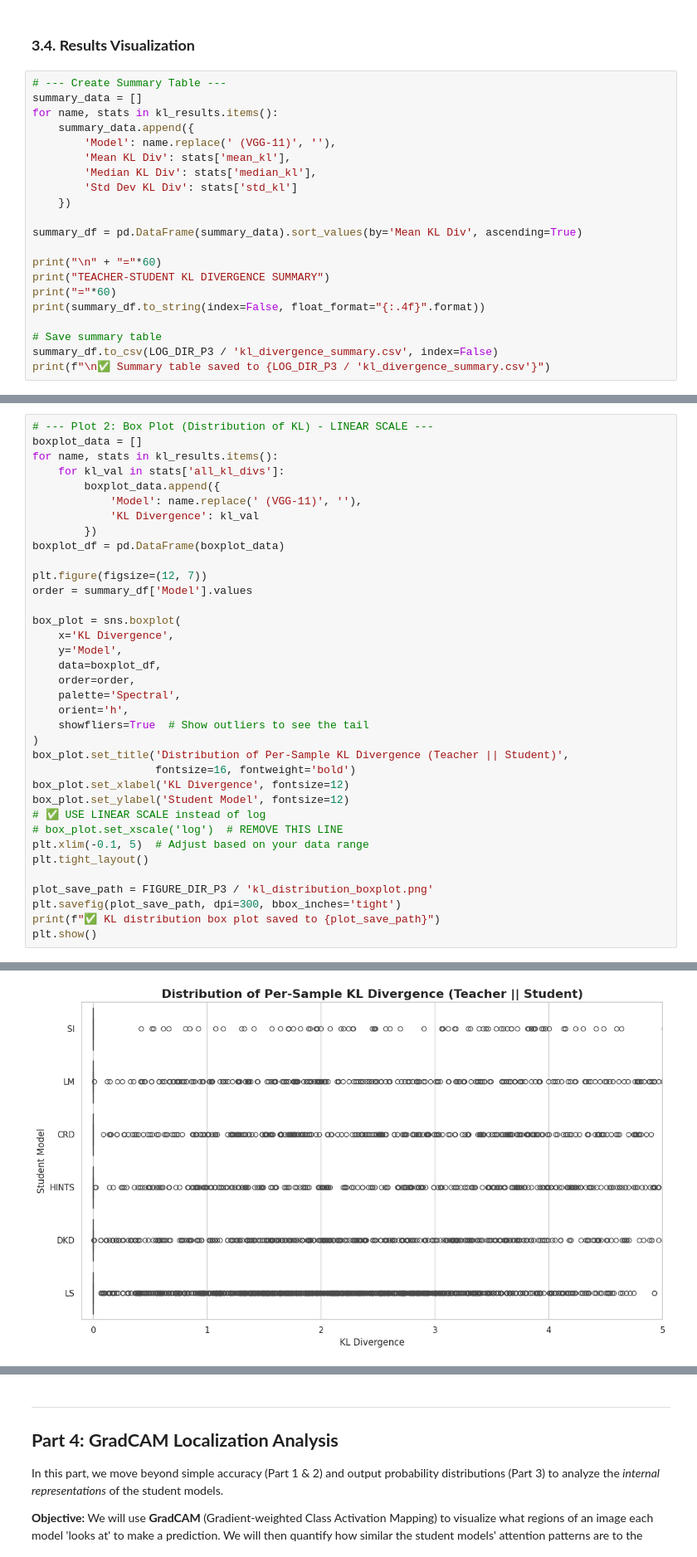
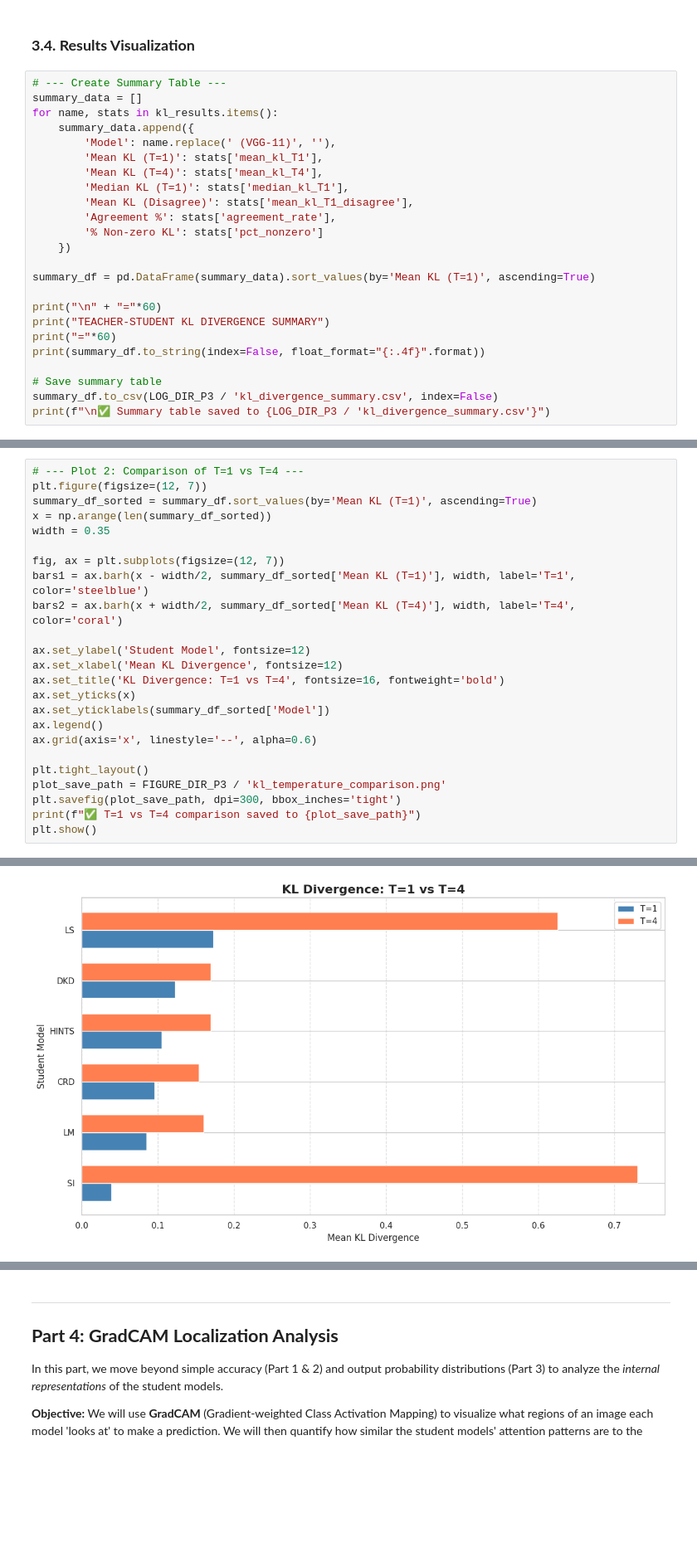
Before and after one commit to ibrahim-murtaza/ATML_PA3, a Jupyter notebook: Knowledge_Distillation/main.ipynb, the cells around one changed output, grey strips where cells are left out. Shown at 83% size. Saved outputs shown, nothing was run; the diff lists cells and outputs as text; blank space fills up the shorter version.

```diff
--- a/Knowledge_Distillation/main.ipynb
+++ b/Knowledge_Distillation/main.ipynb
@@ -2307,12 +2392,15 @@ summary_data = []
 for name, stats in kl_results.items():
     summary_data.append({
         'Model': name.replace(' (VGG-11)', ''),
-        'Mean KL Div': stats['mean_kl'],
-        'Median KL Div': stats['median_kl'],
-        'Std Dev KL Div': stats['std_kl']
+        'Mean KL (T=1)': stats['mean_kl_T1'],
+        'Mean KL (T=4)': stats['mean_kl_T4'],
+        'Median KL (T=1)': stats['median_kl_T1'],
+        'Mean KL (Disagree)': stats['mean_kl_T1_disagree'],
+        'Agreement %': stats['agreement_rate'],
+        '% Non-zero KL': stats['pct_nonzero']
     })
 
-summary_df = pd.DataFrame(summary_data).sort_values(by='Mean KL Div', ascending=True)
+summary_df = pd.DataFrame(summary_data).sort_values(by='Mean KL (T=1)', ascending=True)
 
 print("\n" + "="*60)
 print("TEACHER-STUDENT KL DIVERGENCE SUMMARY")
@@ -2372,37 +2454,25 @@ Passing `palette` without assigning `hue` is deprecated and will be removed in v
 # %%
-# --- Plot 2: Box Plot (Distribution of KL) - LINEAR SCALE ---
-boxplot_data = []
-for name, stats in kl_results.items():
-    for kl_val in stats['all_kl_divs']:
-        boxplot_data.append({
-            'Model': name.replace(' (VGG-11)', ''),
-            'KL Divergence': kl_val
-        })
-boxplot_df = pd.DataFrame(boxplot_data)
+# --- Plot 2: Comparison of T=1 vs T=4 ---
+plt.figure(figsize=(12, 7))
+summary_df_sorted = summary_df.sort_values(by='Mean KL (T=1)', ascending=True)
+x = np.arange(len(summary_df_sorted))
+width = 0.35
 
-plt.figure(figsize=(12, 7))
-order = summary_df['Model'].values
+fig, ax = plt.subplots(figsize=(12, 7))
+bars1 = ax.barh(x - width/2, summary_df_sorted['Mean KL (T=1)'], width, label='T=1', color='steelblue')
+bars2 = ax.barh(x + width/2, summary_df_sorted['Mean KL (T=4)'], width, label='T=4', color='coral')
 
-box_plot = sns.boxplot(
-    x='KL Divergence',
-    y='Model',
-    data=boxplot_df,
-    order=order,
-    palette='Spectral',
-    orient='h',
-    showfliers=True  # Show outliers to see the tail
-)
-box_plot.set_title('Distribution of Per-Sample KL Divergence (Teacher || Student)',
-                   fontsize=16, fontweight='bold')
-box_plot.set_xlabel('KL Divergence', fontsize=12)
-box_plot.set_ylabel('Student Model', fontsize=12)
-# ✅ USE LINEAR SCALE instead of log
-# box_plot.set_xscale('log')  # REMOVE THIS LINE
-plt.xlim(-0.1, 5)  # Adjust based on your data range
+ax.set_ylabel('Student Model', fontsize=12)
+ax.set_xlabel('Mean KL Divergence', fontsize=12)
+ax.set_title('KL Divergence: T=1 vs T=4', fontsize=16, fontweight='bold')
+ax.set_yticks(x)
+ax.set_yticklabels(summary_df_sorted['Model'])
+ax.legend()
+ax.grid(axis='x', linestyle='--', alpha=0.6)
+
 plt.tight_layout()
-
-plot_save_path = FIGURE_DIR_P3 / 'kl_distribution_boxplot.png'
+plot_save_path = FIGURE_DIR_P3 / 'kl_temperature_comparison.png'
 plt.savefig(plot_save_path, dpi=300, bbox_inches='tight')
-print(f"✅ KL distribution box plot saved to {plot_save_path}")
+print(f"✅ T=1 vs T=4 comparison saved to {plot_save_path}")
 plt.show()
 # %% [output]
@@ -2413,4 +2481,4 @@ Passing `palette` without assigning `hue` is deprecated and will be removed in v
-[figure, old version]
+[figure, new version]
 # %%
 # --- Plot 3: Side-by-Side Histogram Comparison ---
 fig, (ax1, ax2) = plt.subplots(1, 2, figsize=(18, 7))
```
Also changed, not shown: parts of 19 cells of this notebook, 11 other files.
